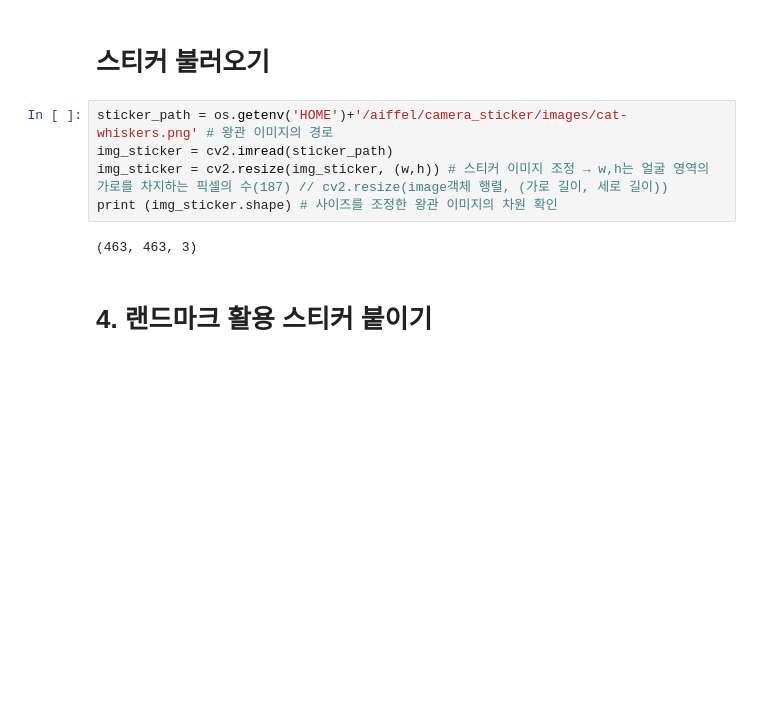
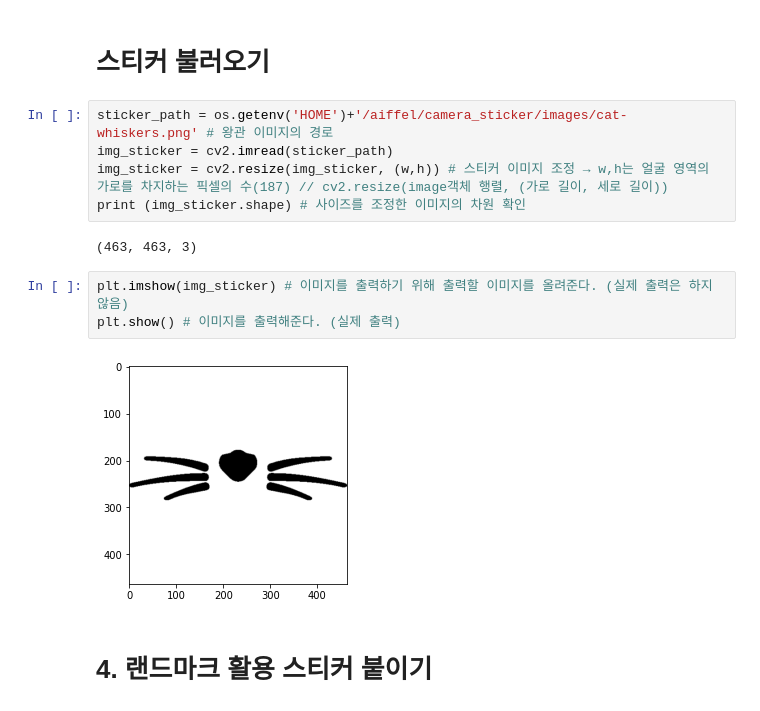
Before and after one commit to HectorSin/Aiffel, a Jupyter notebook: Quests/Quest4_20240604/Quest_code.ipynb, the cells around one changed output. Drawn from its saved outputs; the diff is of its cells as text; blank space fills up the shorter version.

```diff
--- a/Quests/Quest4_20240604/Quest_code.ipynb
+++ b/Quests/Quest4_20240604/Quest_code.ipynb
@@ -109,9 +109,14 @@ for dlib_rect, landmark in zip(dlib_rects, list_landmarks): # 얼굴 영역을
 sticker_path = os.getenv('HOME')+'/aiffel/camera_sticker/images/cat-whiskers.png' # 왕관 이미지의 경로
 img_sticker = cv2.imread(sticker_path)
 img_sticker = cv2.resize(img_sticker, (w,h)) # 스티커 이미지 조정 → w,h는 얼굴 영역의 가로를 차지하는 픽셀의 수(187) // cv2.resize(image객체 행렬, (가로 길이, 세로 길이))
-print (img_sticker.shape) # 사이즈를 조정한 왕관 이미지의 차원 확인
+print (img_sticker.shape) # 사이즈를 조정한 이미지의 차원 확인
 # %% [output]
 (463, 463, 3)
+# %%
+plt.imshow(img_sticker) # 이미지를 출력하기 위해 출력할 이미지를 올려준다. (실제 출력은 하지 않음)
+plt.show() # 이미지를 출력해준다. (실제 출력)
+# %% [output]
+[figure, added]
 # %% [markdown]
 # 4. 랜드마크 활용 스티커 붙이기
 # %%
```
Also changed, not shown: parts of 4 cells of this notebook.
